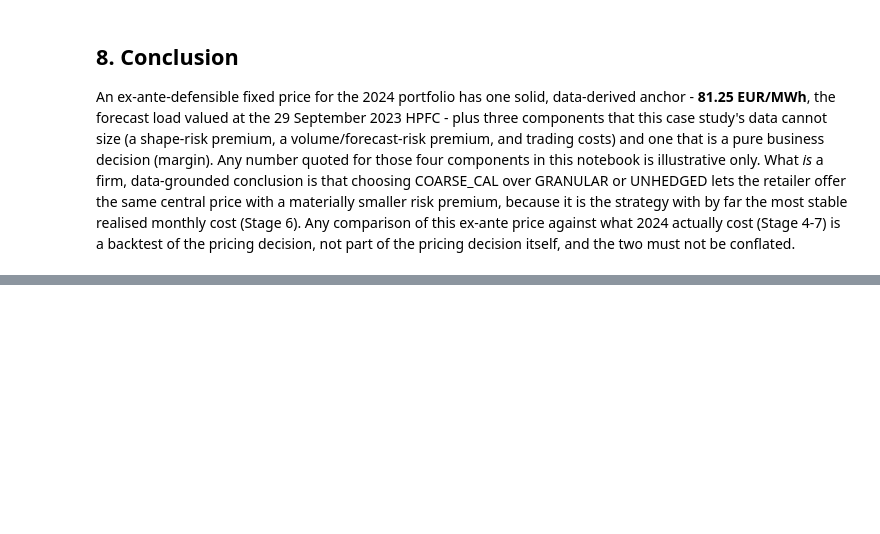
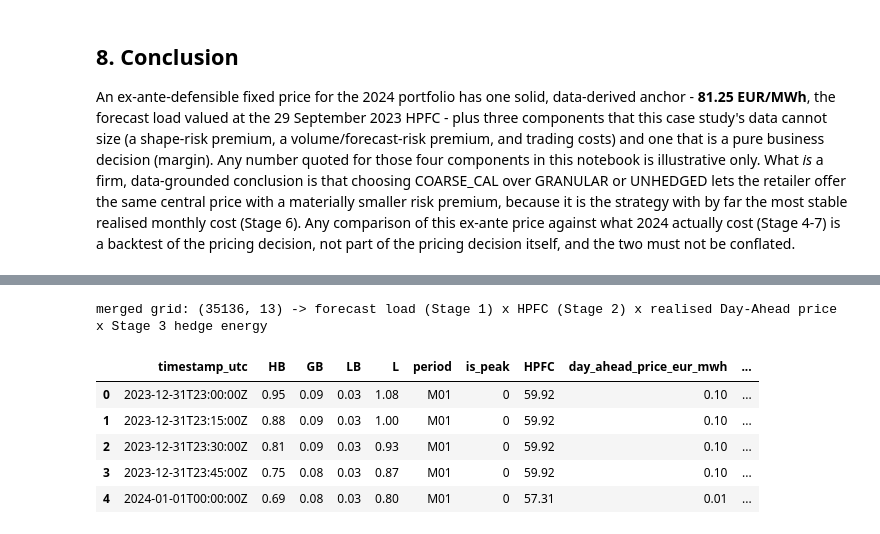
Before and after one commit to OSSI212/power-markets-hedging-final, a Jupyter notebook: notebooks/8_extensions_pricing.ipynb, the cells around one changed output, grey strips where cells are left out. Saved outputs shown, nothing was run; the diff lists cells and outputs as text; code cells hidden in the pictures; blank space fills up the shorter version.

```diff
--- a/notebooks/8_extensions_pricing.ipynb
+++ b/notebooks/8_extensions_pricing.ipynb
@@ -216,0 +231,36 @@ and the two must not be conflated.
+# %%
+import numpy as np
+import pandas as pd
+import matplotlib.pyplot as plt
+from scipy.optimize import minimize
+
+pd.set_option("display.float_format", lambda v: f"{v:,.2f}")
+
+DATA = "../data"
+DT = 0.25   # quarter-hour, in hours
+COLORS = {"UNHEDGED": "#8172B3", "COARSE_CAL": "#DD8452", "GRANULAR": "#4C72B0", "QUARTER_ONLY": "#55A868"}
+
+forecast  = pd.read_csv(f"{DATA}/forecast_load.csv")
+hpfc      = pd.read_csv(f"{DATA}/hpfc.csv")
+day_ahead = pd.read_csv(f"{DATA}/day_ahead_prices.csv")
+futures   = pd.read_csv(f"{DATA}/futures_prices.csv")
+energy    = pd.read_csv(f"{DATA}/hedge_energy.csv")
+final_costs_main = pd.read_csv(f"{DATA}/final_costs.csv").set_index("strategy")
+
+df = forecast.merge(hpfc, on="timestamp_utc", validate="one_to_one")
+df = df.merge(day_ahead[["timestamp_utc", "day_ahead_price_eur_mwh"]], on="timestamp_utc", validate="one_to_one")
+df = df.merge(energy[["timestamp_utc", "hedge_unhedged_mwh", "hedge_coarse_cal_mwh", "hedge_granular_mwh"]],
+              on="timestamp_utc", validate="one_to_one")
+df = df.rename(columns={"total": "L", "hpfc_eur_mwh": "HPFC"})
+df["t_local"] = pd.to_datetime(df["timestamp_utc"], utc=True).dt.tz_convert("Europe/Berlin")
+
+print("merged grid:", df.shape, "-> forecast load (Stage 1) x HPFC (Stage 2) x realised Day-Ahead price x Stage 3 hedge energy")
+df.head()
+# %% [output]
+merged grid: (35136, 13) -> forecast load (Stage 1) x HPFC (Stage 2) x realised Day-Ahead price x Stage 3 hedge energy
+|  | timestamp_utc | HB | GB | LB | L | period | is_peak | HPFC | day_ahead_price_eur_mwh | ... |
+| 0 | 2023-12-31T23:00:00Z | 0.95 | 0.09 | 0.03 | 1.08 | M01 | 0 | 59.92 | 0.10 | ... |
+| 1 | 2023-12-31T23:15:00Z | 0.88 | 0.09 | 0.03 | 1.00 | M01 | 0 | 59.92 | 0.10 | ... |
+| 2 | 2023-12-31T23:30:00Z | 0.81 | 0.09 | 0.03 | 0.93 | M01 | 0 | 59.92 | 0.10 | ... |
+| 3 | 2023-12-31T23:45:00Z | 0.75 | 0.08 | 0.03 | 0.87 | M01 | 0 | 59.92 | 0.10 | ... |
+| 4 | 2024-01-01T00:00:00Z | 0.69 | 0.08 | 0.03 | 0.80 | M01 | 0 | 57.31 | 0.01 | ... |
```
Also changed, not shown: parts of 21 cells of this notebook, 3 other files.
